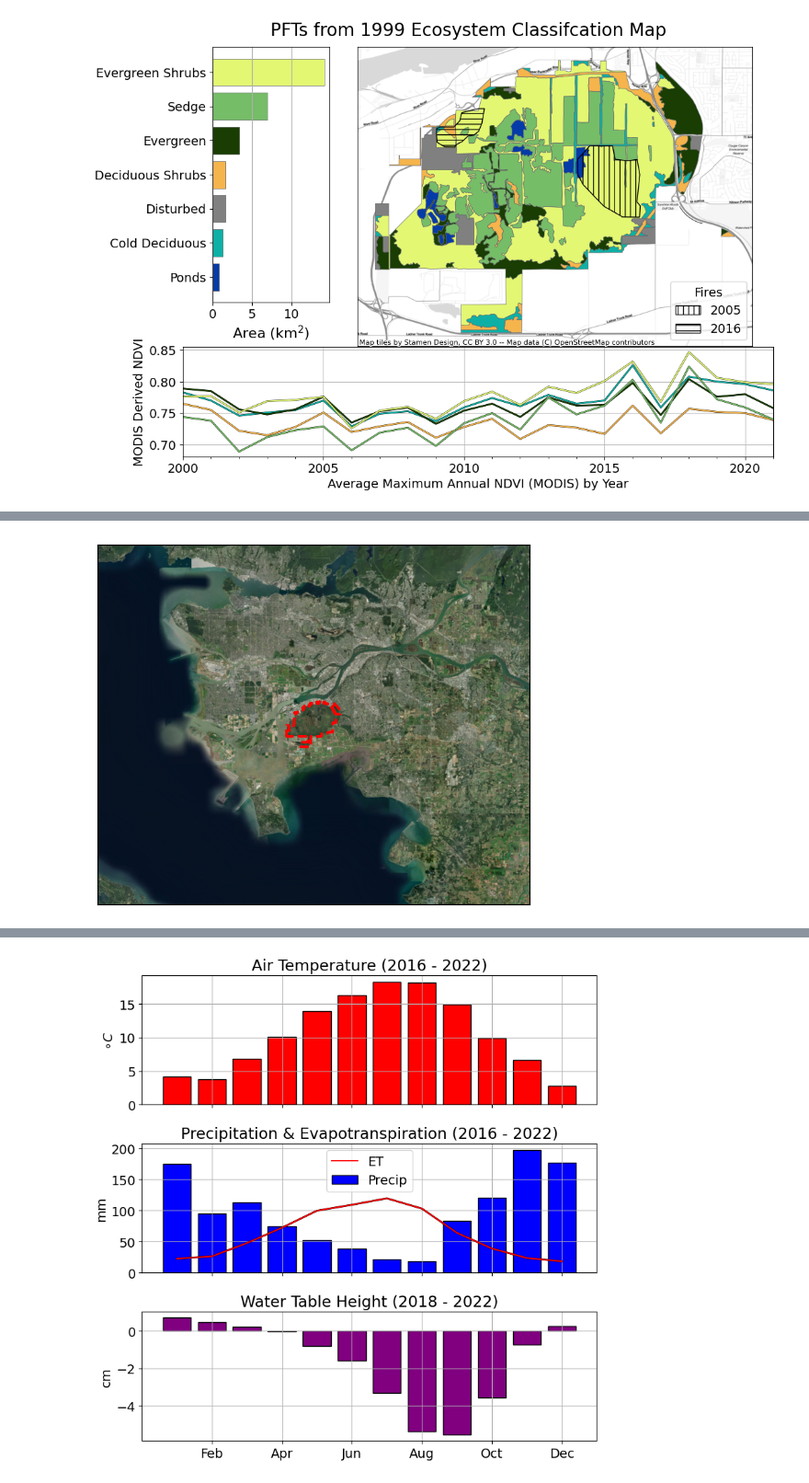
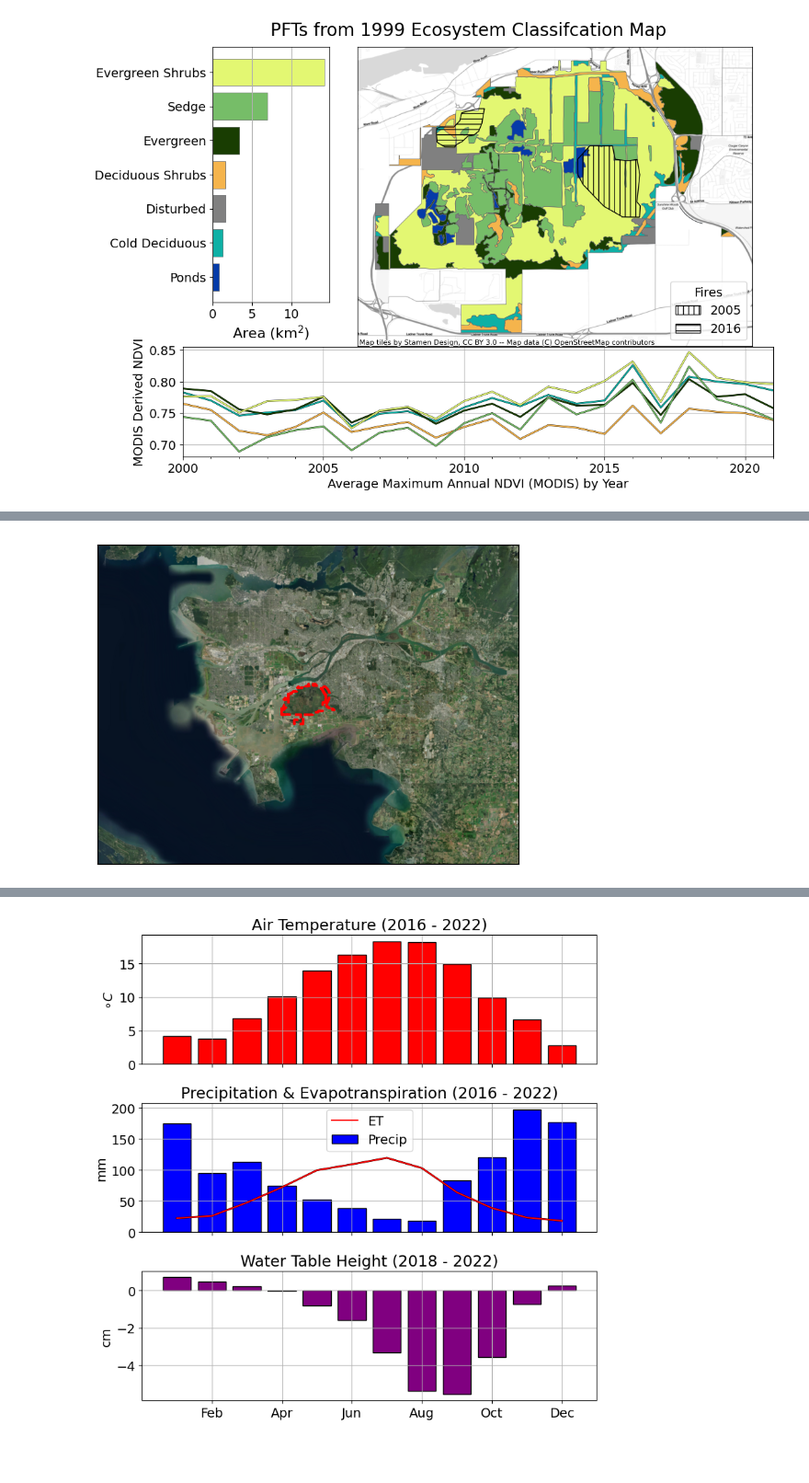
Before and after one commit to ubc-micromet/BBECA_Work, a Jupyter notebook: Maps_and_Figures.ipynb, the cells around one changed output, grey strips where cells are left out. Shown at 92% size. Saved outputs shown, nothing was run; the diff lists cells and outputs as text; code cells hidden in the pictures; blank space fills up the shorter version.

```diff
--- a/Maps_and_Figures.ipynb
+++ b/Maps_and_Figures.ipynb
@@ -282,34 +272,36 @@ NDVI.plot()
 # %%
+
+Boundary = BBECA[['geometry']].dissolve().explode(index_parts=True)
 Boundary = Boundary.to_crs(epsg=3857)
 
 Scale = 35000
 
 fig,ax=plt.subplots(figsize=(5,5))
 
 access_token='pk.eyJ1IjoidWJjbWljcm9tZXQiLCJhIjoiY2xmMnJzYzlnMGFsYTNxcW1kYWhubjBiaSJ9.rhIOVatxQoS4M__qIFv6Pg'
 
 tileurl = 'https://api.mapbox.com/v4/mapbox.satellite/{z}/{x}/{y}@2x.png?access_token=' + str(access_token)
 
 # tileurl = 'https://server.arcgisonline.com/ArcGIS/rest/services/World_Imagery/MapServer/tile/{z}/{y}/{x}'
 
 Boundary.plot(ax=ax,facecolor='None',edgecolor='red',linewidth=2,linestyle='--')
 xl = ax.get_xlim()
 yl = ax.get_ylim()
 
 aspect = ((xl[0]-xl[1])/(yl[0]-yl[1]))
 
 ax.set_ylim(yl[0]-Scale,yl[1]+Scale)
 ax.set_xlim(xl[0]-Scale*aspect,xl[1]+Scale*aspect)
 
 cx.add_basemap(ax,source=tileurl, zoom=12)
 
 ax.get_xaxis().set_visible(False)
 ax.get_yaxis().set_visible(False)
 
 plt.tight_layout()
-plt.savefig('images/Basemap.png',dpi=400)
+plt.savefig('images/Basemap.png',dpi=300)
 # %% [output]
-[figure, old version]
+[figure, new version]
 # %%
 # import rasterio as rio
 # import numpy as np
```
Also changed, not shown: parts of 6 cells of this notebook, 11 other files.
